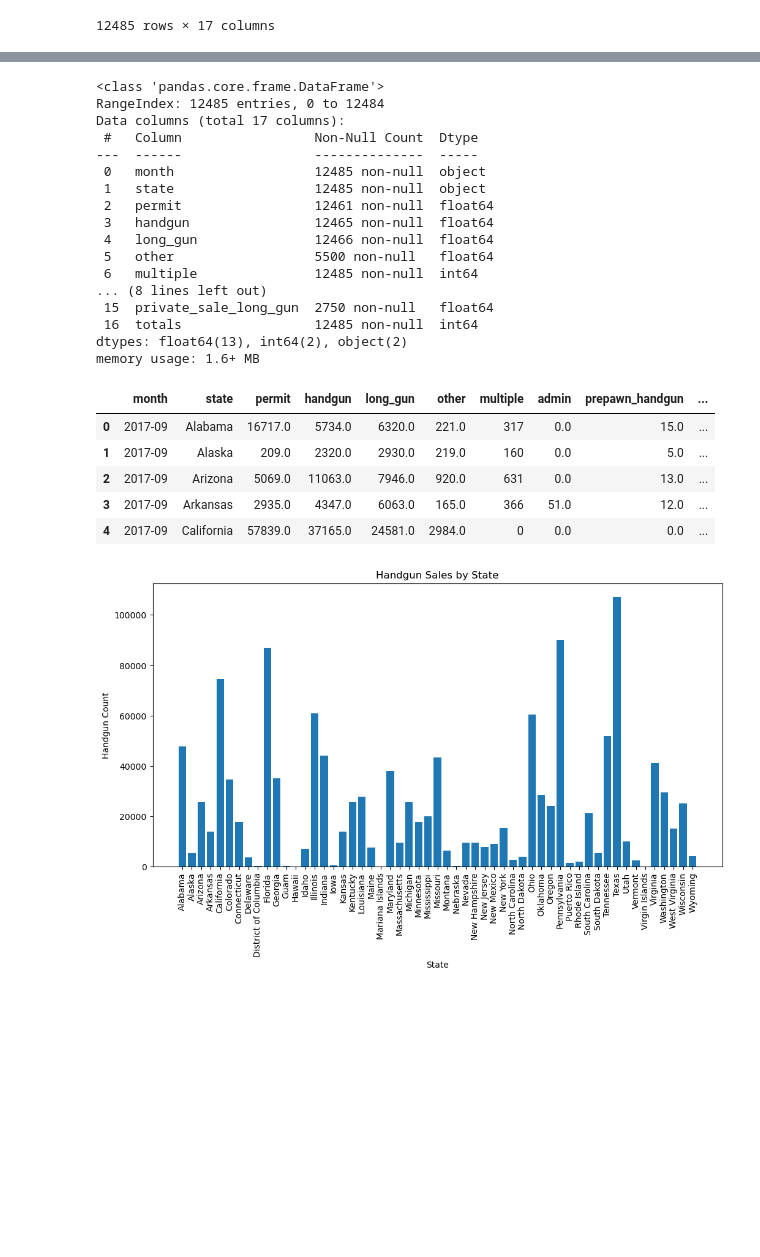
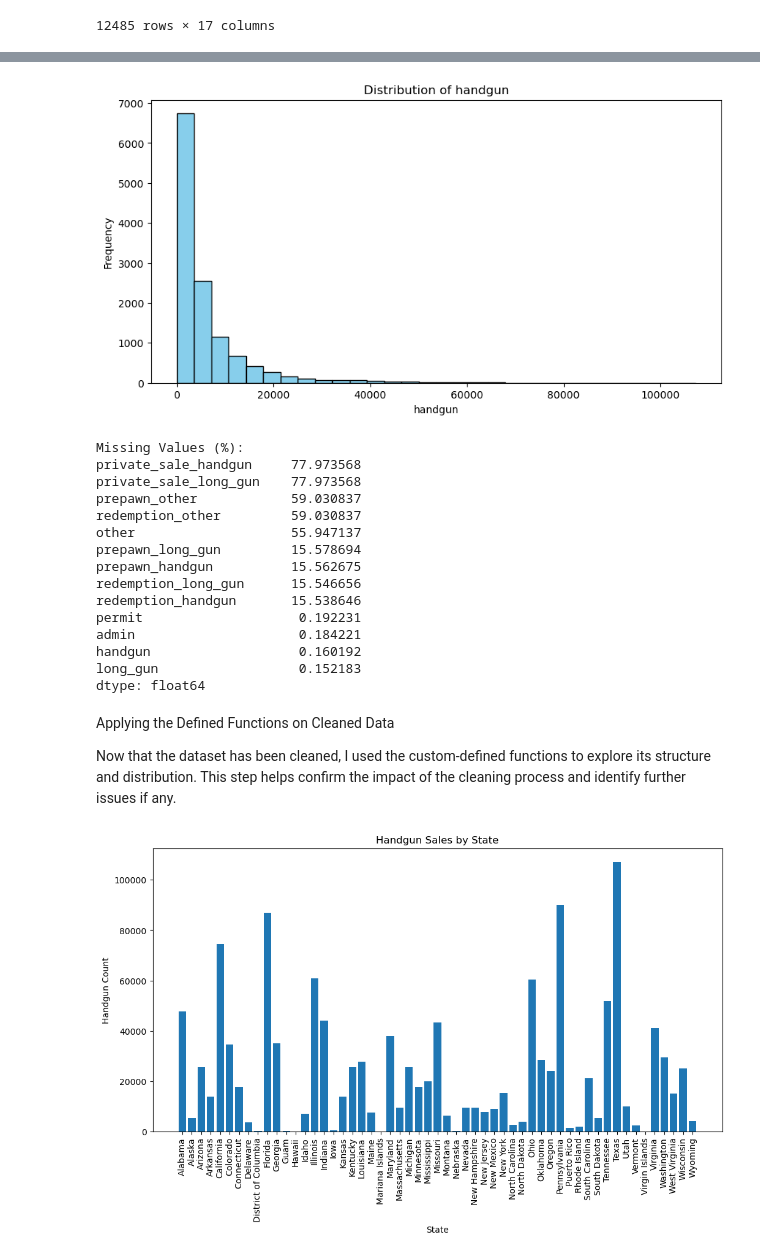
Before and after one commit to waseemalmazrua/gun-data-analysis, a Jupyter notebook: gun_data.ipynb, the cells around one changed output, grey strips where cells are left out. Drawn from its saved outputs; the diff is of its cells as text; code cells hidden in the pictures; blank space fills up the shorter version.

Commit message:
Updated analysis and added visualizations

```diff
--- a/gun_data.ipynb
+++ b/gun_data.ipynb
@@ -18,3 +34,19 @@ df
 | 12483 | 1998-11 | Wisconsin | 0.0 | NaN | 25.0 | 214.0 | NaN | 2 | 0.0 | ... |
 | 12484 | 1998-11 | Wyoming | 8.0 | NaN | 45.0 | 49.0 | NaN | 5 | 0.0 | ... |
 12485 rows × 27 columns
+# %%
+def plot_histogram(df, column_name):
+
+    plt.figure(figsize=(10, 5))
+    df[column_name].hist(bins=30, color='skyblue', edgecolor='black')
+    plt.title(f'Distribution of {column_name}')
+    plt.xlabel(column_name)
+    plt.ylabel('Frequency')
+    plt.grid(False)
+    plt.show()
+
+def missing_data_summary(df):
+
+    missing = df.isnull().mean() * 100
+    print("Missing Values (%):")
+    print(missing[missing > 0].sort_values(ascending=False))
@@ -181,32 +174,27 @@ df_cleaned.describe()
-# %%
-df_cleaned.info()
-# %% [output]
-<class 'pandas.core.frame.DataFrame'>
-RangeIndex: 12485 entries, 0 to 12484
-Data columns (total 17 columns):
- #   Column                 Non-Null Count  Dtype
----  ------                 --------------  -----
- 0   month                  12485 non-null  object
- 1   state                  12485 non-null  object
- 2   permit                 12461 non-null  float64
- 3   handgun                12465 non-null  float64
- 4   long_gun               12466 non-null  float64
- 5   other                  5500 non-null   float64
- 6   multiple               12485 non-null  int64
-... (8 lines left out)
- 15  private_sale_long_gun  2750 non-null   float64
- 16  totals                 12485 non-null  int64
-dtypes: float64(13), int64(2), object(2)
-memory usage: 1.6+ MB
-# %%
-df_cleaned.head()
-# %% [output]
-|  | month | state | permit | handgun | long_gun | other | multiple | admin | prepawn_handgun | ... |
-| 0 | 2017-09 | Alabama | 16717.0 | 5734.0 | 6320.0 | 221.0 | 317 | 0.0 | 15.0 | ... |
-| 1 | 2017-09 | Alaska | 209.0 | 2320.0 | 2930.0 | 219.0 | 160 | 0.0 | 5.0 | ... |
-| 2 | 2017-09 | Arizona | 5069.0 | 11063.0 | 7946.0 | 920.0 | 631 | 0.0 | 13.0 | ... |
-| 3 | 2017-09 | Arkansas | 2935.0 | 4347.0 | 6063.0 | 165.0 | 366 | 51.0 | 12.0 | ... |
-| 4 | 2017-09 | California | 57839.0 | 37165.0 | 24581.0 | 2984.0 | 0 | 0.0 | 0.0 | ... |
+# %%
+plot_histogram(df_cleaned, 'handgun')
+missing_data_summary(df_cleaned)
+# %% [output]
+[figure, added]
+Missing Values (%):
+private_sale_handgun     77.973568
+private_sale_long_gun    77.973568
+prepawn_other            59.030837
+redemption_other         59.030837
+other                    55.947137
+prepawn_long_gun         15.578694
+prepawn_handgun          15.562675
+redemption_long_gun      15.546656
+redemption_handgun       15.538646
+permit                    0.192231
+admin                     0.184221
+handgun                   0.160192
+long_gun                  0.152183
+dtype: float64
+# %% [markdown]
+ Applying the Defined Functions on Cleaned Data
+
+Now that the dataset has been cleaned, I used the custom-defined functions to explore its structure and distribution. This step helps confirm the impact of the cleaning process and identify further issues if any.
 # %%
 plt.figure(figsize=(12, 6))
 plt.bar(df['state'], df['handgun'])
```
Also changed, not shown: parts of 21 cells of this notebook.
